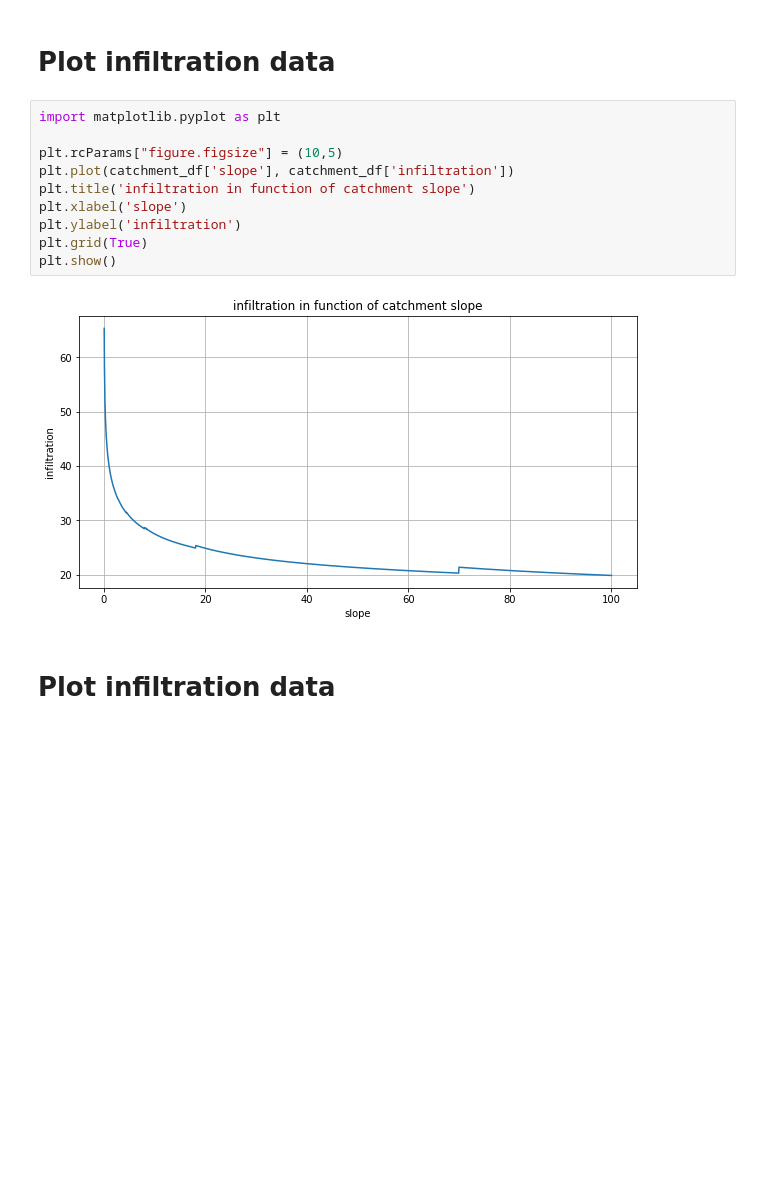
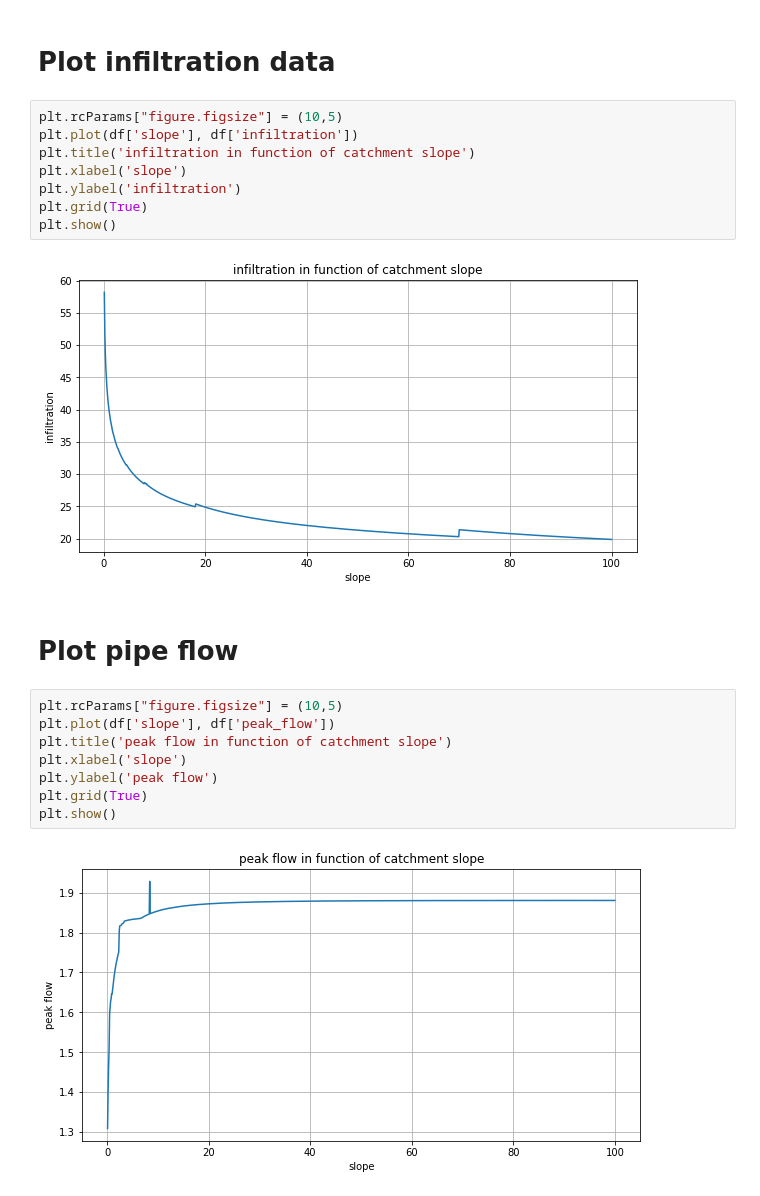
Before and after one commit to BuczynskiRafal/pipe_calculations, a Jupyter notebook: OOP_Catchments.ipynb, the cells around one changed output. Drawn from its saved outputs; the diff is of its cells as text; blank space fills up the shorter version.

```diff
--- a/OOP_Catchments.ipynb
+++ b/OOP_Catchments.ipynb
@@ -113,16 +199,24 @@ plt.show()
 # %% [markdown]
 # Plot infiltration data
 # %%
-import matplotlib.pyplot as plt
-
 plt.rcParams["figure.figsize"] = (10,5)
-plt.plot(catchment_df['slope'], catchment_df['infiltration'])
+plt.plot(df['slope'], df['infiltration'])
 plt.title('infiltration in function of catchment slope')
 plt.xlabel('slope')
 plt.ylabel('infiltration')
 plt.grid(True)
 plt.show()
 # %% [output]
-[figure, old version]
+[figure, new version]
 # %% [markdown]
-# Plot infiltration data
+# Plot pipe flow
+# %%
+plt.rcParams["figure.figsize"] = (10,5)
+plt.plot(df['slope'], df['peak_flow'])
+plt.title('peak flow in function of catchment slope')
+plt.xlabel('slope')
+plt.ylabel('peak flow')
+plt.grid(True)
+plt.show()
+# %% [output]
+[figure, added]
```
Also changed, not shown: parts of 26 cells of this notebook.
